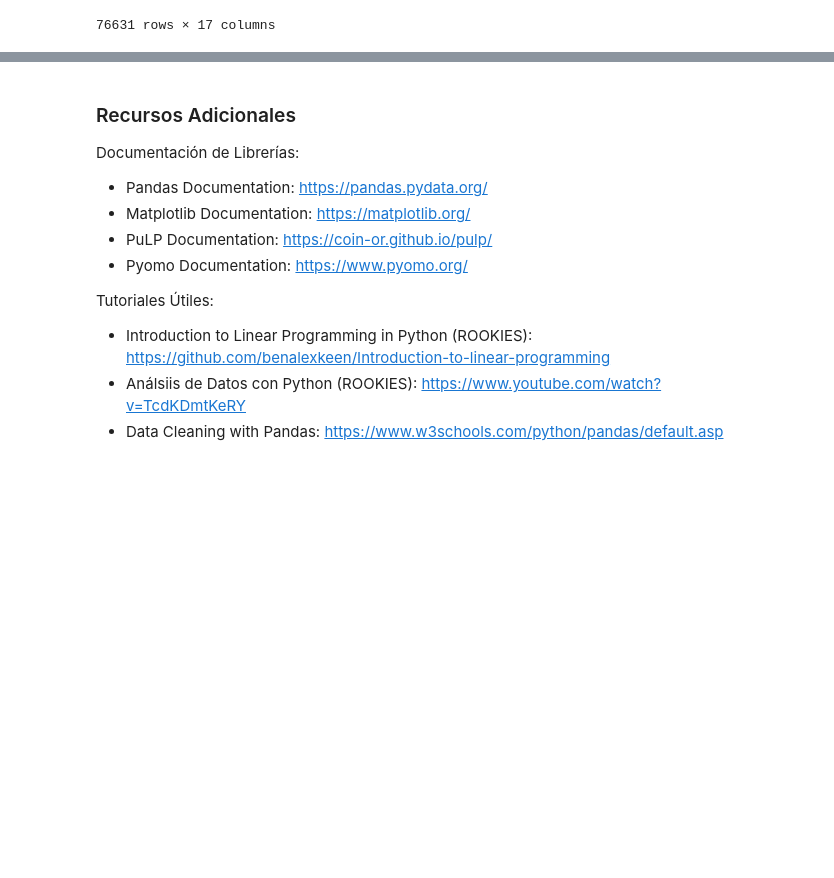
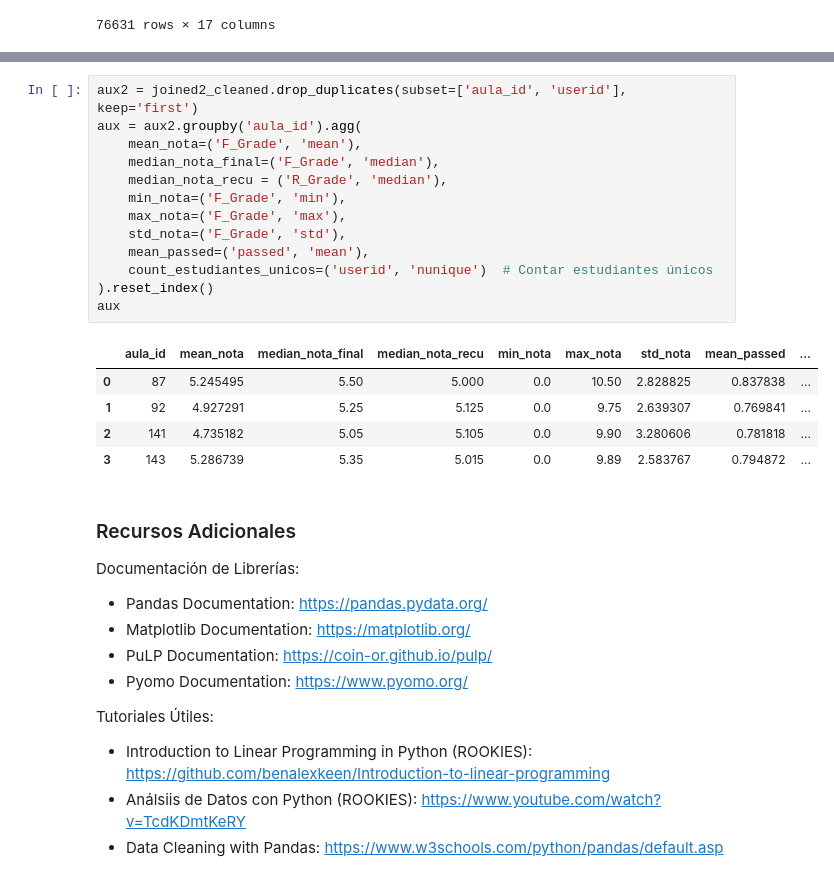
Before and after one commit to NIU1596830/Hackathon-Caronte-Challenge-UAB-2024, a Jupyter notebook: docs/main.ipynb, the cells around one changed output, grey strips where cells are left out. Saved outputs shown, nothing was run; the diff lists cells and outputs as text; blank space fills up the shorter version.

```diff
--- a/docs/main.ipynb
+++ b/docs/main.ipynb
@@ -532,3 +406,22 @@ x = LpVariable.dicts("asignacion", [(i,j) for i in grupos['ID_GRUPO'] for j in u
+# %%
+aux2 = joined2_cleaned.drop_duplicates(subset=['aula_id', 'userid'], keep='first')
+aux = aux2.groupby('aula_id').agg(
+    mean_nota=('F_Grade', 'mean'),
+    median_nota_final=('F_Grade', 'median'),
+    median_nota_recu = ('R_Grade', 'median'),
+    min_nota=('F_Grade', 'min'),
+    max_nota=('F_Grade', 'max'),
+    std_nota=('F_Grade', 'std'),
+    mean_passed=('passed', 'mean'),
+    count_estudiantes_unicos=('userid', 'nunique')  # Contar estudiantes únicos
+).reset_index()
+aux
+# %% [output]
+|  | aula_id | mean_nota | median_nota_final | median_nota_recu | min_nota | max_nota | std_nota | mean_passed | ... |
+| 0 | 87 | 5.245495 | 5.50 | 5.000 | 0.0 | 10.50 | 2.828825 | 0.837838 | ... |
+| 1 | 92 | 4.927291 | 5.25 | 5.125 | 0.0 | 9.75 | 2.639307 | 0.769841 | ... |
+| 2 | 141 | 4.735182 | 5.05 | 5.105 | 0.0 | 9.90 | 3.280606 | 0.781818 | ... |
+| 3 | 143 | 5.286739 | 5.35 | 5.015 | 0.0 | 9.89 | 2.583767 | 0.794872 | ... |
 # %% [markdown]
 ### Recursos Adicionales
 Documentación de Librerías:
```
Also changed, not shown: parts of 19 cells of this notebook.
